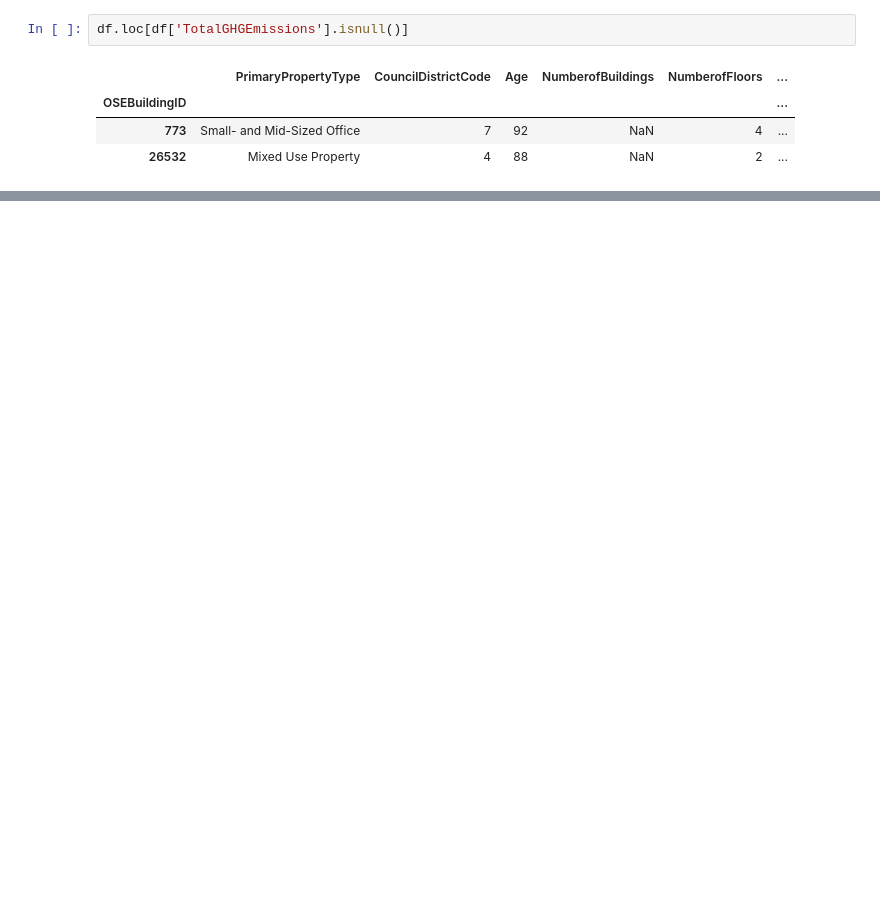
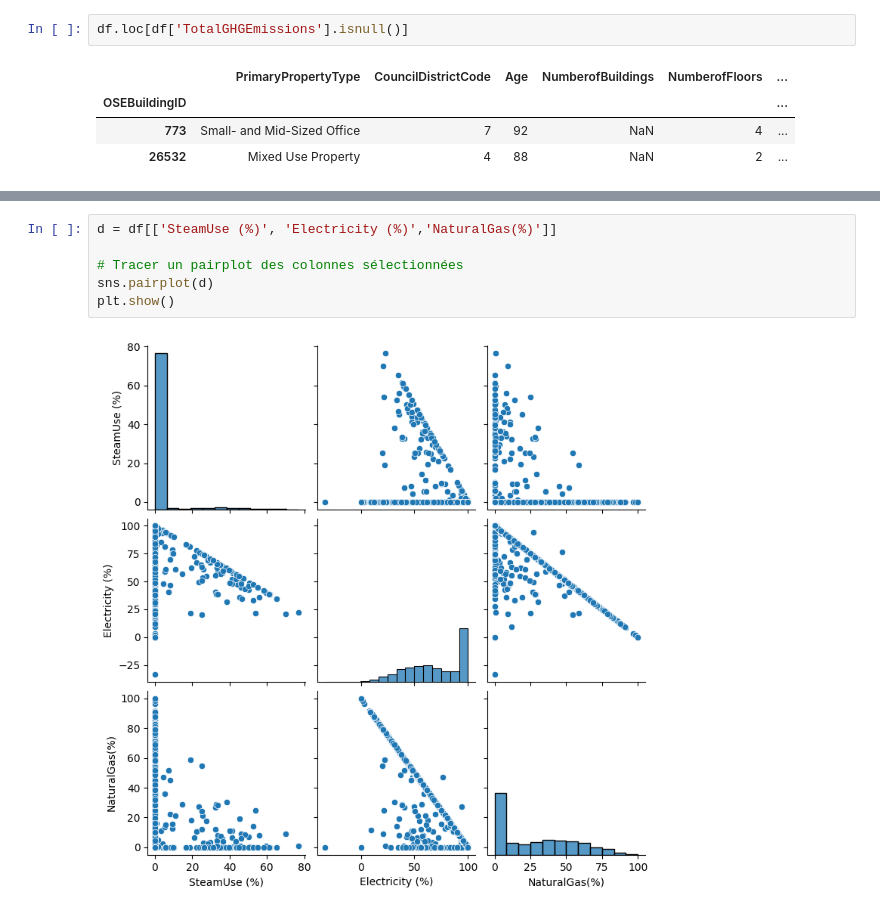
Before and after one commit to ThomasMeb/Anticiper_besoins_des_batiments, a Jupyter notebook: Explo.ipynb, the cells around one changed output, grey strips where cells are left out. Cells and saved outputs as stored; diff of their text form; blank space fills up the shorter version.

```diff
--- a/Explo.ipynb
+++ b/Explo.ipynb
@@ -299,0 +301,8 @@ for col in ['NumberofBuildings','NumberofFloors','PropertyGFATotal','PropertyGFA
+# %%
+d = df[['SteamUse (%)', 'Electricity (%)','NaturalGas(%)']]
+
+# Tracer un pairplot des colonnes sélectionnées
+sns.pairplot(d)
+plt.show()
+# %% [output]
+[figure, added]
```
Also changed, not shown: parts of 5 cells of this notebook.
